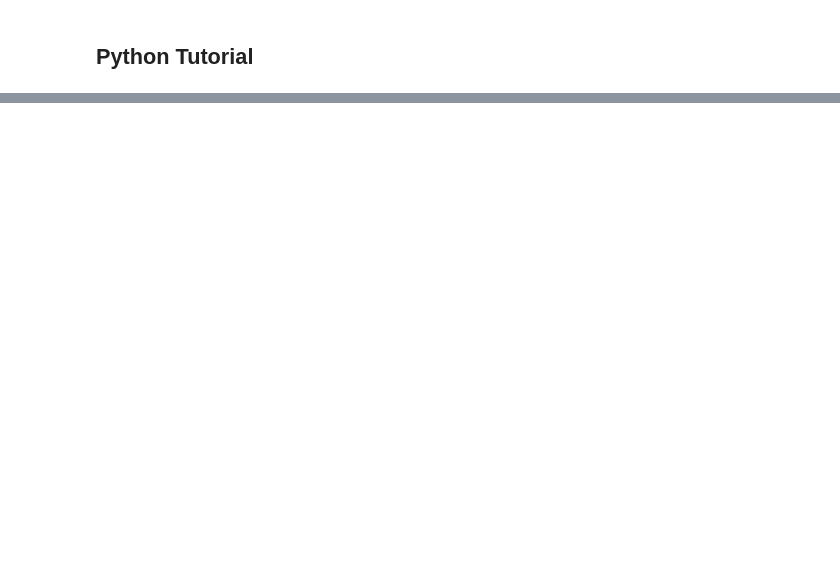
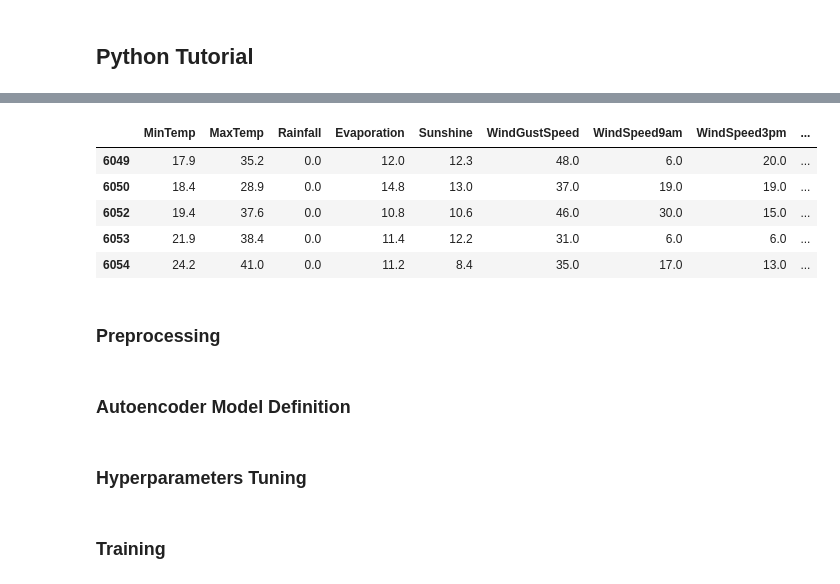
Before and after one commit to andreafancellu/NN_examples, a Jupyter notebook: autoencoders.ipynb, the cells around one changed output, grey strips where cells are left out. Cells and saved outputs as stored; diff of their text form; code cells hidden in the pictures; blank space fills up the shorter version.

```diff
--- a/autoencoders.ipynb
+++ b/autoencoders.ipynb
@@ -54,0 +44,16 @@ You should consider upgrading via the 'C:\Users\andre\AppData\Local\Programs\Pyt
+# %%
+df = pd.read_csv("datasets/weatherAUS.csv") # Load the dataset
+df = df.drop(['Date', 'Location', 'WindDir9am', 'WindGustDir', 'WindDir3pm'], axis=1) # Drop the columns that are not needed
+df = df.dropna(how = 'any') # Drop the rows with missing values
+df.loc[df['RainToday'] == 'No', 'RainToday'] = 0 # Replace 'No' with 0
+df.loc[df['RainToday'] == 'Yes', 'RainToday'] = 1 # Replace 'Yes' with 1
+df.head(5)
+# %% [output]
+|  | MinTemp | MaxTemp | Rainfall | Evaporation | Sunshine | WindGustSpeed | WindSpeed9am | WindSpeed3pm | ... |
+| 6049 | 17.9 | 35.2 | 0.0 | 12.0 | 12.3 | 48.0 | 6.0 | 20.0 | ... |
+| 6050 | 18.4 | 28.9 | 0.0 | 14.8 | 13.0 | 37.0 | 19.0 | 19.0 | ... |
+| 6052 | 19.4 | 37.6 | 0.0 | 10.8 | 10.6 | 46.0 | 30.0 | 15.0 | ... |
+| 6053 | 21.9 | 38.4 | 0.0 | 11.4 | 12.2 | 31.0 | 6.0 | 6.0 | ... |
+| 6054 | 24.2 | 41.0 | 0.0 | 11.2 | 8.4 | 35.0 | 17.0 | 13.0 | ... |
+# %% [markdown]
+### Preprocessing
@@ -54,0 +73,2 @@ You should consider upgrading via the 'C:\Users\andre\AppData\Local\Programs\Pyt
+# %% [markdown]
+### Autoencoder Model Definition
@@ -54,0 +97,2 @@ You should consider upgrading via the 'C:\Users\andre\AppData\Local\Programs\Pyt
+# %% [markdown]
+### Hyperparameters Tuning
@@ -54,0 +106,2 @@ You should consider upgrading via the 'C:\Users\andre\AppData\Local\Programs\Pyt
+# %% [markdown]
+### Training
```
Also changed, not shown: parts of 10 cells of this notebook, 1 other file.
